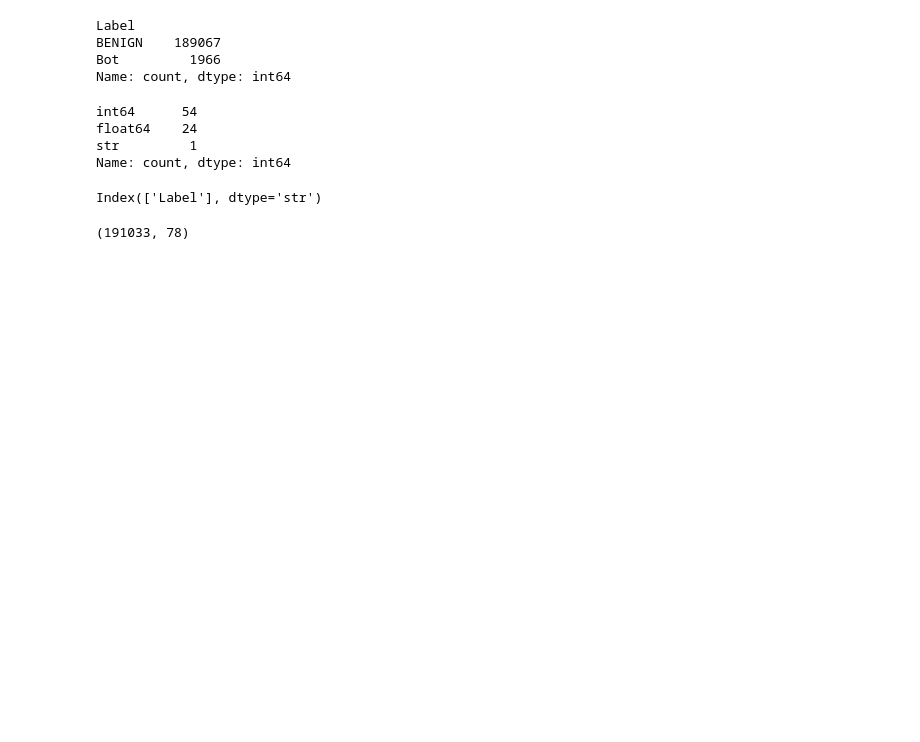
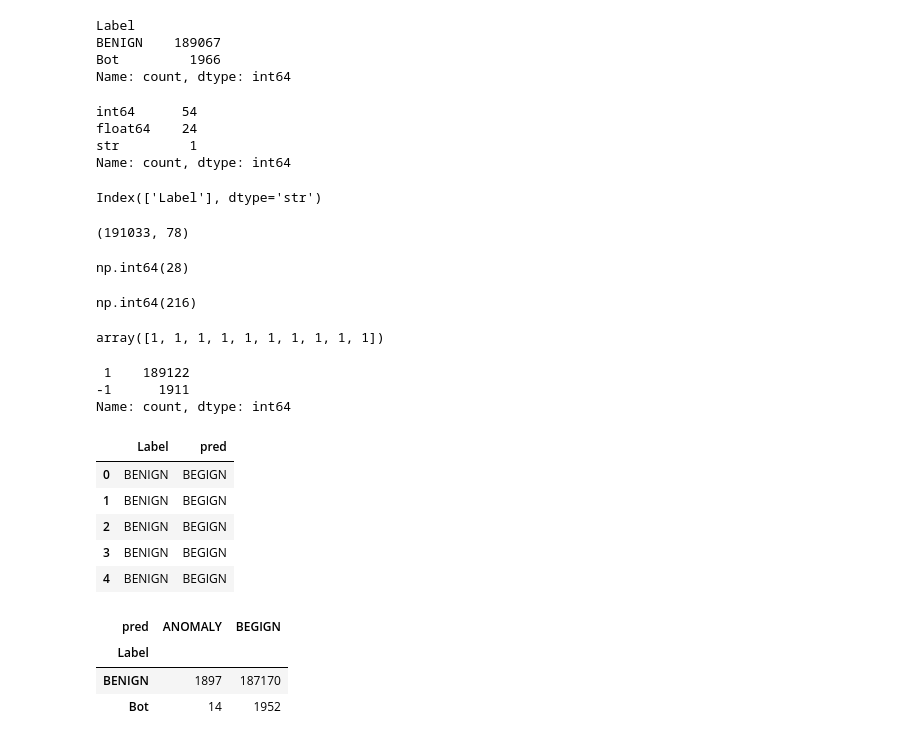
Before and after one commit to AdyashaNayak16/Intelligent-NIDS, a Jupyter notebook: data/cicids2017_analysis.ipynb, the cells around one changed output. Drawn from its saved outputs; the diff is of its cells as text; code cells hidden in the pictures; blank space fills up the shorter version.

```diff
--- a/data/cicids2017_analysis.ipynb
+++ b/data/cicids2017_analysis.ipynb
@@ -50,3 +50,46 @@ x=df.drop("Label",axis=1)
 x.shape
 # %% [output]
 (191033, 78)
+# %%
+x.isnull().sum().sum()
+# %% [output]
+np.int64(28)
+# %%
+np.isinf(x).sum().sum()
+# %% [output]
+np.int64(216)
+# %%
+from sklearn.ensemble import IsolationForest
+iso_forest=IsolationForest(contamination=0.01,random_state=42)
+pred=iso_forest.fit_predict(x)
+pred[:10]
+# %% [output]
+array([1, 1, 1, 1, 1, 1, 1, 1, 1, 1])
+# %%
+pd.Series(pred).value_counts()
+# %% [output]
+ 1    189122
+-1      1911
+Name: count, dtype: int64
+# %%
+re=df.copy()
+re["pred"]=pred
+re["pred"]=re["pred"].map({
+    1:"BEGIGN",
+    -1:"ANOMALY"
+})
+re[["Label","pred"]].head()
+# %% [output]
+|  | Label | pred |
+| 0 | BENIGN | BEGIGN |
+| 1 | BENIGN | BEGIGN |
+| 2 | BENIGN | BEGIGN |
+| 3 | BENIGN | BEGIGN |
+| 4 | BENIGN | BEGIGN |
+# %%
+pd.crosstab(re["Label"],re["pred"])
+# %% [output]
+| pred | ANOMALY | BEGIGN |
+| Label |  |  |
+| BENIGN | 1897 | 187170 |
+| Bot | 14 | 1952 |
```
Also changed, not shown: parts of 13 cells of this notebook.
